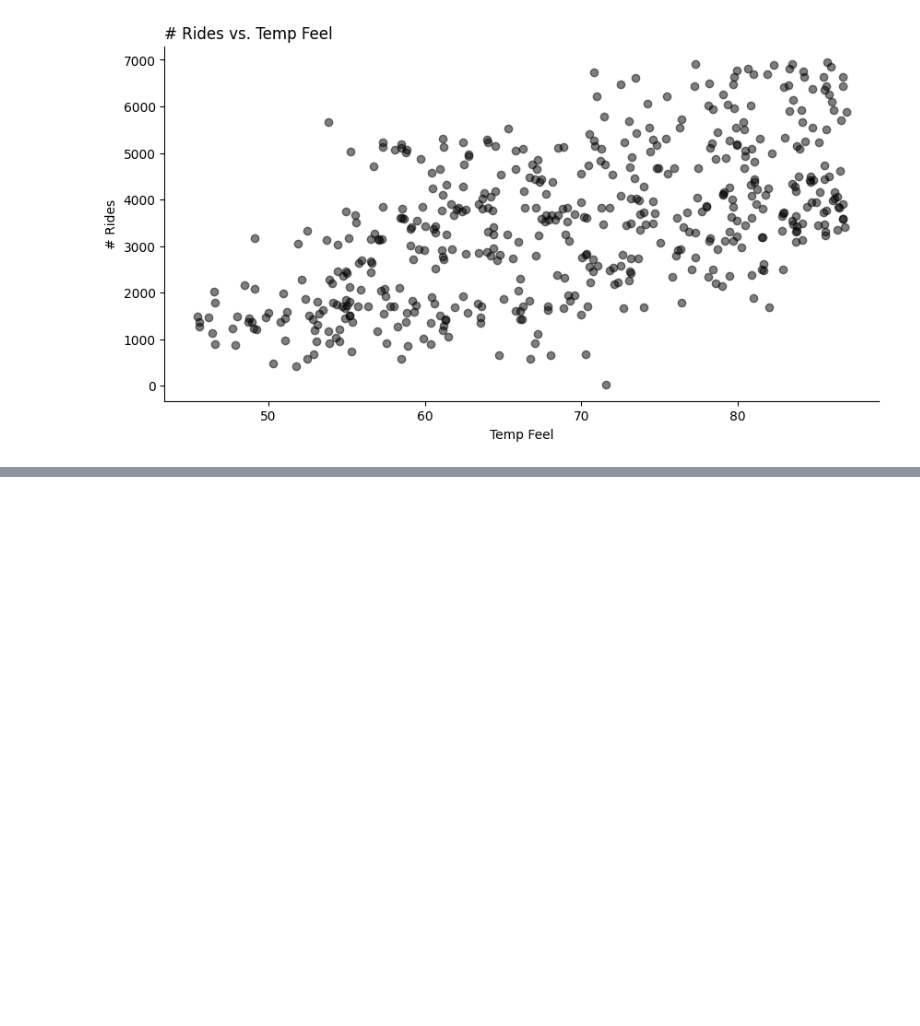
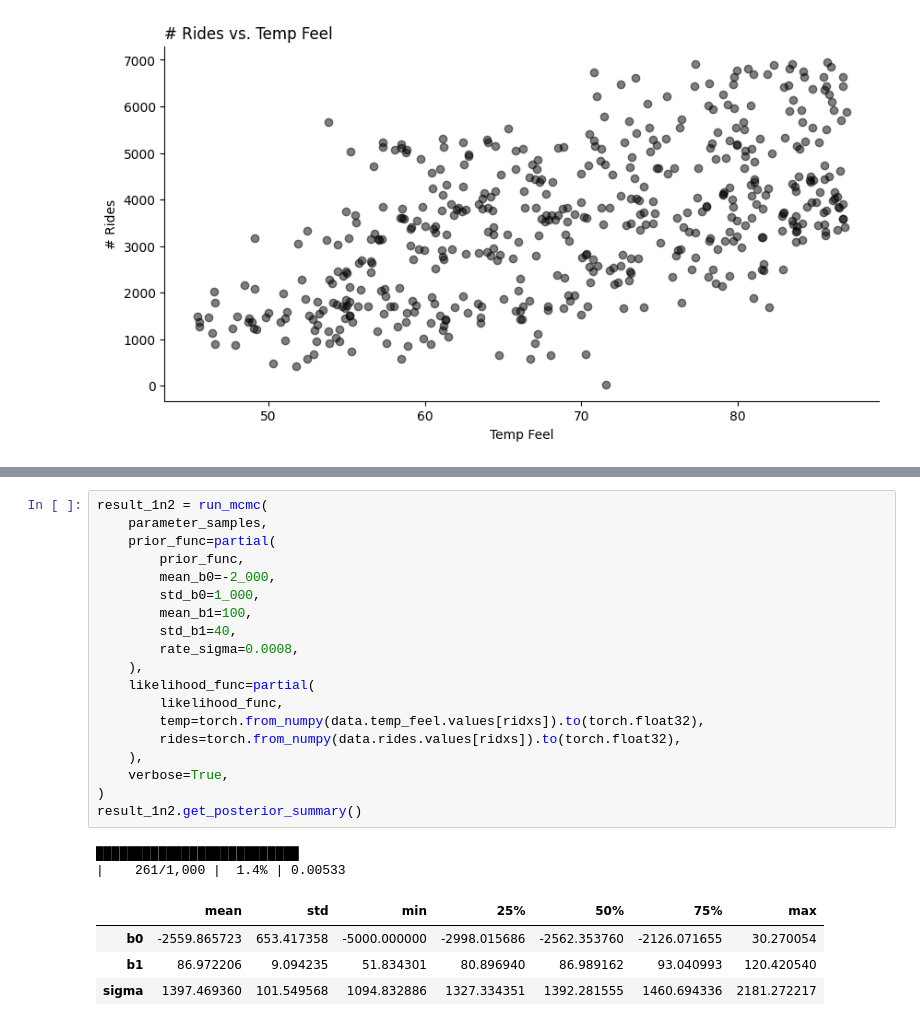
Before and after one commit to libertininick/bayesian-stats, a Jupyter notebook: notebooks/mcmc.ipynb, the cells around one changed output, grey strips where cells are left out. Drawn from its saved outputs; the diff is of its cells as text; blank space fills up the shorter version.

```diff
--- a/notebooks/mcmc.ipynb
+++ b/notebooks/mcmc.ipynb
@@ -331,0 +373,25 @@ ax.legend();
+# %%
+result_1n2 = run_mcmc(
+    parameter_samples,
+    prior_func=partial(
+        prior_func,
+        mean_b0=-2_000,
+        std_b0=1_000,
+        mean_b1=100,
+        std_b1=40,
+        rate_sigma=0.0008,
+    ),
+    likelihood_func=partial(
+        likelihood_func,
+        temp=torch.from_numpy(data.temp_feel.values[ridxs]).to(torch.float32),
+        rides=torch.from_numpy(data.rides.values[ridxs]).to(torch.float32),
+    ),
+    verbose=True,
+)
+result_1n2.get_posterior_summary()
+# %% [output]
+██████████████████████████                                                                           |    261/1,000 |  1.4% | 0.00533
+|  | mean | std | min | 25% | 50% | 75% | max |
+| b0 | -2559.865723 | 653.417358 | -5000.000000 | -2998.015686 | -2562.353760 | -2126.071655 | 30.270054 |
+| b1 | 86.972206 | 9.094235 | 51.834301 | 80.896940 | 86.989162 | 93.040993 | 120.420540 |
+| sigma | 1397.469360 | 101.549568 | 1094.832886 | 1327.334351 | 1392.281555 | 1460.694336 | 2181.272217 |
```
Also changed, not shown: parts of 18 cells of this notebook.
